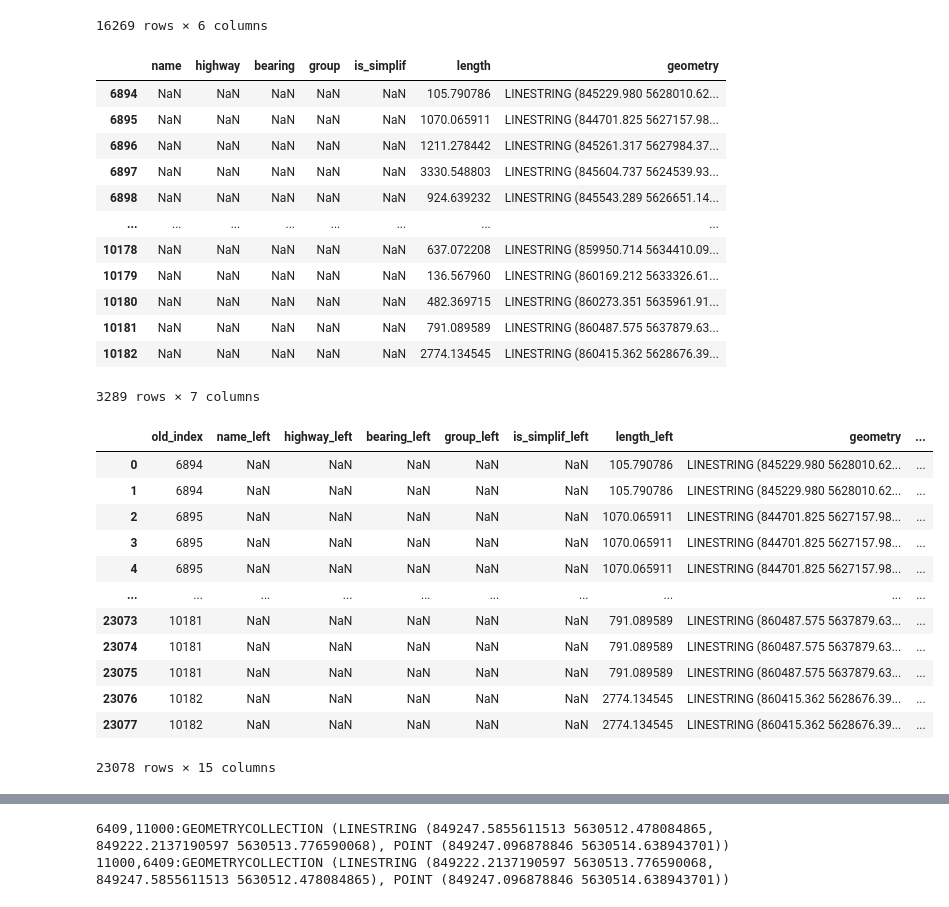
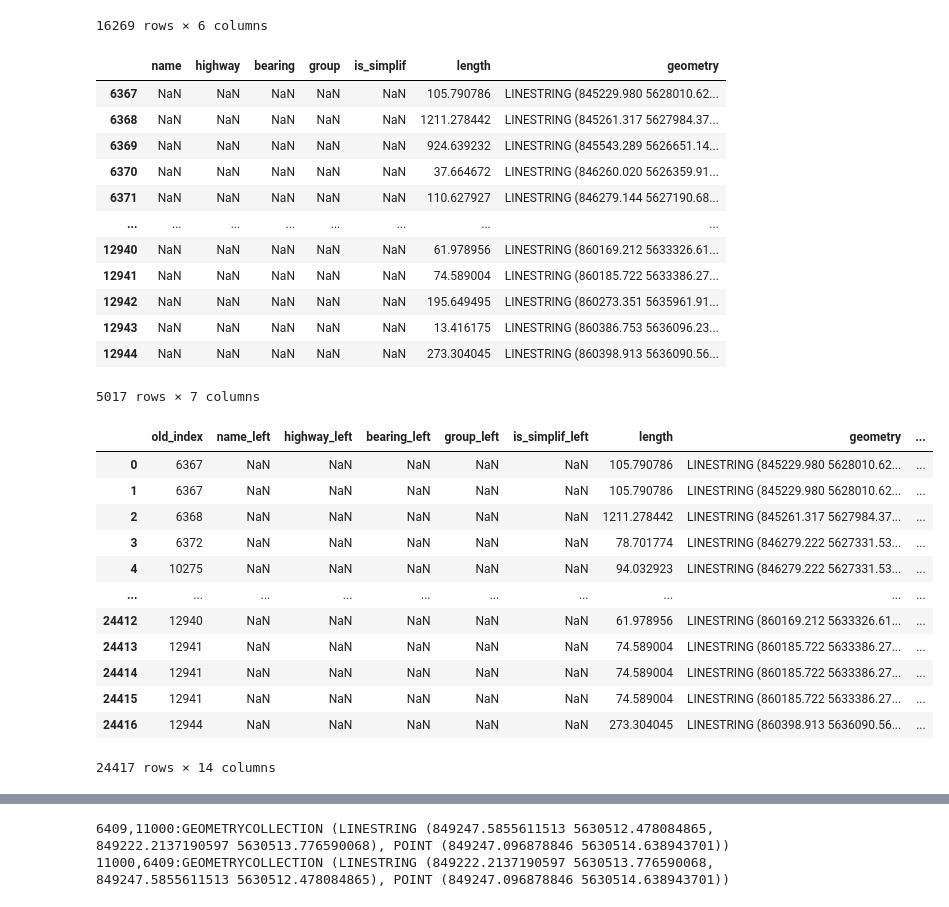
Before and after one commit to achic19/SOD0, a Jupyter notebook: Code/code_for_test.ipynb, the cells around one changed output, grey strips where cells are left out. Cells and saved outputs as stored; diff of their text form; code cells hidden in the pictures.

```diff
--- a/Code/code_for_test.ipynb
+++ b/Code/code_for_test.ipynb
@@ -101,3 +102,5 @@ df_pro = to_remove.to_crs(project_crs).dropna(subset=['name'])
 df_pro = df_pro[df_pro['name']!='']
 df_pro['angle'] = df_pro['bearing'].apply(lambda x: x if x < 180 else x - 180)
 df_pro['length'] = df_pro.length
+# %%
+df_pro['name_2'] = df_pro['name'].apply(lambda x:x[0] if isinstance(x,list) else x)
@@ -348,7 +364,7 @@ class Intersection:
 
         if 'length' in self.my_network.columns: # To run the code smoothly we need to remove 'length' col if exist
             self.my_network.drop(columns='length',inplace= True)
-        org_network= self.my_network.copy()
+
         # It should be executed twice in order to clean all
         for _  in range(2):
             # First clean all the false node
@@ -358,28 +374,7 @@ class Intersection:
             self.my_network  =self.my_network.drop_duplicates(subset='length') # remove false intersection duplicate many polyline which should be removed
             self.my_network.reset_index(drop=True,inplace= True) # Changes has been made to the geometry so the index should be reset
 
-        # Update street when it is empty
-        def update_street_name():
-            """
-            The function: remove_false_nodes delete the polyline street names so this method repair that by found for those without name the closet polyline from the original dataframe and use its name.
-            :return:
-            """
-            df1= self.my_network
-            # Split df1 into two GeoDataFrames: df3 (with names) and df4 (without names)
-            df3 = df1[df1[name_to_splt].notna()]
-            df4 = df1[df1[name_to_splt].isna()]
-            df = gpd.sjoin_nearest(df4,org_network)
-            # use only one polyline from the original dataframe for name even if the algorithm may found more
-            df = df.reset_index().drop_duplicates(subset='index', keep='first').set_index('index',drop=True)
-            rel_col = [col for col in df.columns if col.endswith("right")] + ['length','geometry']
-            df =df [rel_col]
-            # Replace '_right' with an empty string for all column names
-            df.columns = df.columns.str.replace(r'_right$', '', regex=True)
-            df = df.drop(columns='index')
-            df.index.name = None
-            self.my_network =  df.append(df3)
 
-        update_street_name()
 
 
 
@@ -660,7 +642,8 @@ for _  in range(2):
+# %%
+df1 = obj_intersection.my_network
 # %%
 
-df1= my_network
-org_network.reset_index().to_file(f'{data_folder}/delete_2_nodes/source.shp')
+new_gpd.reset_index().to_file(f'{data_folder}/delete_2_nodes/source.shp')
 # %%
 # Split df1 into two GeoDataFrames: df3 (with names) and df4 (without names)
 df3 = df1[df1['name'].notna()]
@@ -672,35 +655,35 @@ df4.reset_index().to_file(f'{data_folder}/delete_2_nodes/no_name_init.shp')
 df4
 # %% [output]
 |  | name | highway | bearing | group | is_simplif | length | geometry |
-| 6894 | NaN | NaN | NaN | NaN | NaN | 105.790786 | LINESTRING (845229.980 5628010.62... |
-| 6895 | NaN | NaN | NaN | NaN | NaN | 1070.065911 | LINESTRING (844701.825 5627157.98... |
-| 6896 | NaN | NaN | NaN | NaN | NaN | 1211.278442 | LINESTRING (845261.317 5627984.37... |
-| 6897 | NaN | NaN | NaN | NaN | NaN | 3330.548803 | LINESTRING (845604.737 5624539.93... |
-| 6898 | NaN | NaN | NaN | NaN | NaN | 924.639232 | LINESTRING (845543.289 5626651.14... |
+| 6367 | NaN | NaN | NaN | NaN | NaN | 105.790786 | LINESTRING (845229.980 5628010.62... |
+| 6368 | NaN | NaN | NaN | NaN | NaN | 1211.278442 | LINESTRING (845261.317 5627984.37... |
+| 6369 | NaN | NaN | NaN | NaN | NaN | 924.639232 | LINESTRING (845543.289 5626651.14... |
+| 6370 | NaN | NaN | NaN | NaN | NaN | 37.664672 | LINESTRING (846260.020 5626359.91... |
+| 6371 | NaN | NaN | NaN | NaN | NaN | 110.627927 | LINESTRING (846279.144 5627190.68... |
 | ... | ... | ... | ... | ... | ... | ... | ... |
-| 10178 | NaN | NaN | NaN | NaN | NaN | 637.072208 | LINESTRING (859950.714 5634410.09... |
-| 10179 | NaN | NaN | NaN | NaN | NaN | 136.567960 | LINESTRING (860169.212 5633326.61... |
-| 10180 | NaN | NaN | NaN | NaN | NaN | 482.369715 | LINESTRING (860273.351 5635961.91... |
-| 10181 | NaN | NaN | NaN | NaN | NaN | 791.089589 | LINESTRING (860487.575 5637879.63... |
-| 10182 | NaN | NaN | NaN | NaN | NaN | 2774.134545 | LINESTRING (860415.362 5628676.39... |
+| 12940 | NaN | NaN | NaN | NaN | NaN | 61.978956 | LINESTRING (860169.212 5633326.61... |
+| 12941 | NaN | NaN | NaN | NaN | NaN | 74.589004 | LINESTRING (860185.722 5633386.27... |
+| 12942 | NaN | NaN | NaN | NaN | NaN | 195.649495 | LINESTRING (860273.351 5635961.91... |
+| 12943 | NaN | NaN | NaN | NaN | NaN | 13.416175 | LINESTRING (860386.753 5636096.23... |
+| 12944 | NaN | NaN | NaN | NaN | NaN | 273.304045 | LINESTRING (860398.913 5636090.56... |
-3289 rows × 7 columns
+5017 rows × 7 columns
 # %%
 # use only one polyline from the original dataframe for name even if the algorithm may found more
 old_index  ='old_index'
-org_network['length'] = org_network.length
-df = gpd.sjoin(df4,org_network).reset_index(names='old_index')
+
+df = gpd.sjoin(df4,new_gpd).reset_index(names='old_index')
 df
 # %% [output]
-|  | old_index | name_left | highway_left | bearing_left | group_left | is_simplif_left | length_left | geometry | ... |
-| 0 | 6894 | NaN | NaN | NaN | NaN | NaN | 105.790786 | LINESTRING (845229.980 5628010.62... | ... |
-| 1 | 6894 | NaN | NaN | NaN | NaN | NaN | 105.790786 | LINESTRING (845229.980 5628010.62... | ... |
-| 2 | 6895 | NaN | NaN | NaN | NaN | NaN | 1070.065911 | LINESTRING (844701.825 5627157.98... | ... |
-| 3 | 6895 | NaN | NaN | NaN | NaN | NaN | 1070.065911 | LINESTRING (844701.825 5627157.98... | ... |
-| 4 | 6895 | NaN | NaN | NaN | NaN | NaN | 1070.065911 | LINESTRING (844701.825 5627157.98... | ... |
+|  | old_index | name_left | highway_left | bearing_left | group_left | is_simplif_left | length | geometry | ... |
+| 0 | 6367 | NaN | NaN | NaN | NaN | NaN | 105.790786 | LINESTRING (845229.980 5628010.62... | ... |
+| 1 | 6367 | NaN | NaN | NaN | NaN | NaN | 105.790786 | LINESTRING (845229.980 5628010.62... | ... |
+| 2 | 6368 | NaN | NaN | NaN | NaN | NaN | 1211.278442 | LINESTRING (845261.317 5627984.37... | ... |
+| 3 | 6372 | NaN | NaN | NaN | NaN | NaN | 78.701774 | LINESTRING (846279.222 5627331.53... | ... |
+| 4 | 10275 | NaN | NaN | NaN | NaN | NaN | 94.032923 | LINESTRING (846279.222 5627331.53... | ... |
 | ... | ... | ... | ... | ... | ... | ... | ... | ... | ... |
-| 23073 | 10181 | NaN | NaN | NaN | NaN | NaN | 791.089589 | LINESTRING (860487.575 5637879.63... | ... |
-| 23074 | 10181 | NaN | NaN | NaN | NaN | NaN | 791.089589 | LINESTRING (860487.575 5637879.63... | ... |
-| 23075 | 10181 | NaN | NaN | NaN | NaN | NaN | 791.089589 | LINESTRING (860487.575 5637879.63... | ... |
-| 23076 | 10182 | NaN | NaN | NaN | NaN | NaN | 2774.134545 | LINESTRING (860415.362 5628676.39... | ... |
-| 23077 | 10182 | NaN | NaN | NaN | NaN | NaN | 2774.134545 | LINESTRING (860415.362 5628676.39... | ... |
+| 24412 | 12940 | NaN | NaN | NaN | NaN | NaN | 61.978956 | LINESTRING (860169.212 5633326.61... | ... |
+| 24413 | 12941 | NaN | NaN | NaN | NaN | NaN | 74.589004 | LINESTRING (860185.722 5633386.27... | ... |
+| 24414 | 12941 | NaN | NaN | NaN | NaN | NaN | 74.589004 | LINESTRING (860185.722 5633386.27... | ... |
+| 24415 | 12941 | NaN | NaN | NaN | NaN | NaN | 74.589004 | LINESTRING (860185.722 5633386.27... | ... |
+| 24416 | 12944 | NaN | NaN | NaN | NaN | NaN | 273.304045 | LINESTRING (860398.913 5636090.56... | ... |
-23078 rows × 15 columns
+24417 rows × 14 columns
```
Also changed, not shown: parts of 37 cells of this notebook, 1 other file.
